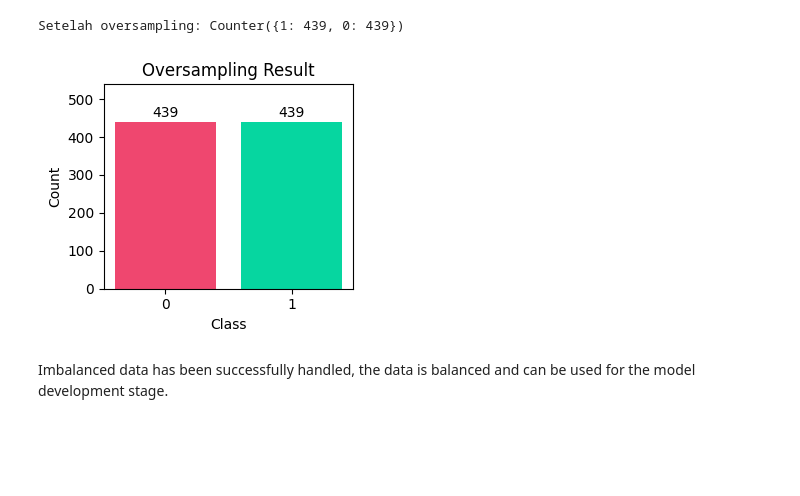
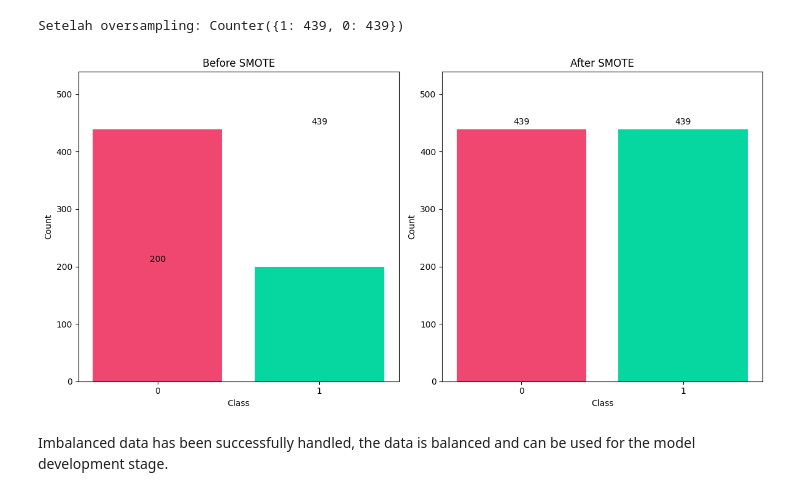
Before and after one commit to SyarifulMsth/predictive-analysis-of-diabetes, a Jupyter notebook: Notebook.ipynb, the cells around one changed output. Drawn from its saved outputs; the diff is of its cells as text; code cells hidden in the pictures; blank space fills up the shorter version.

```diff
--- a/Notebook.ipynb
+++ b/Notebook.ipynb
@@ -279,23 +281,50 @@ print("Setelah oversampling:", counter_over)
 # %% [output]
 Setelah oversampling: Counter({1: 439, 0: 439})
 # %%
-plt.figure(figsize=(6, 3))
+from collections import Counter
+
+# Calculate class distribution before SMOTE
+counter_before = Counter(y)
+
+# Your existing code for oversampling using SMOTE
+oversample = SMOTE()
+X_over, y_over = oversample.fit_resample(X, y)
+counter_over = Counter(y_over)
+
+# Visualization code for comparing before and after SMOTE
+import matplotlib.pyplot as plt
+
+plt.figure(figsize=(12, 6))
+
+# Before SMOTE
 plt.subplot(1, 2, 1)
-colors = ['#06D6A0', '#EF476F']  # Gunakan warna merah dan hijau
+colors = ['#06D6A0', '#EF476F']  # Use green and red colors
+plt.bar(counter_before.keys(), counter_before.values(), color=colors)
+plt.xticks([0, 1])
+plt.xlabel('Class')
+plt.ylabel('Count')
+plt.title('Before SMOTE')
+plt.ylim([0, max(counter_before.values()) + 100])
+
+for i, v in enumerate(counter_before.values()):
+    plt.text(i, v + 5, str(v), ha='center', va='bottom')
+
+# After SMOTE
+plt.subplot(1, 2, 2)
 plt.bar(counter_over.keys(), counter_over.values(), color=colors)
 plt.xticks([0, 1])
 plt.xlabel('Class')
 plt.ylabel('Count')
-plt.title('Oversampling Result')
+plt.title('After SMOTE')
 plt.ylim([0, max(counter_over.values()) + 100])
 
 for i, v in enumerate(counter_over.values()):
     plt.text(i, v + 5, str(v), ha='center', va='bottom')
 
 plt.tight_layout()
 plt.show()
 # %% [output]
-[figure, old version]
+[figure, new version]
 # %% [markdown]
 Imbalanced data has been successfully handled, the data is balanced and can be used for the model development stage.
 # %% [markdown]
```
Also changed, not shown: parts of 26 cells of this notebook, 1 other file.
